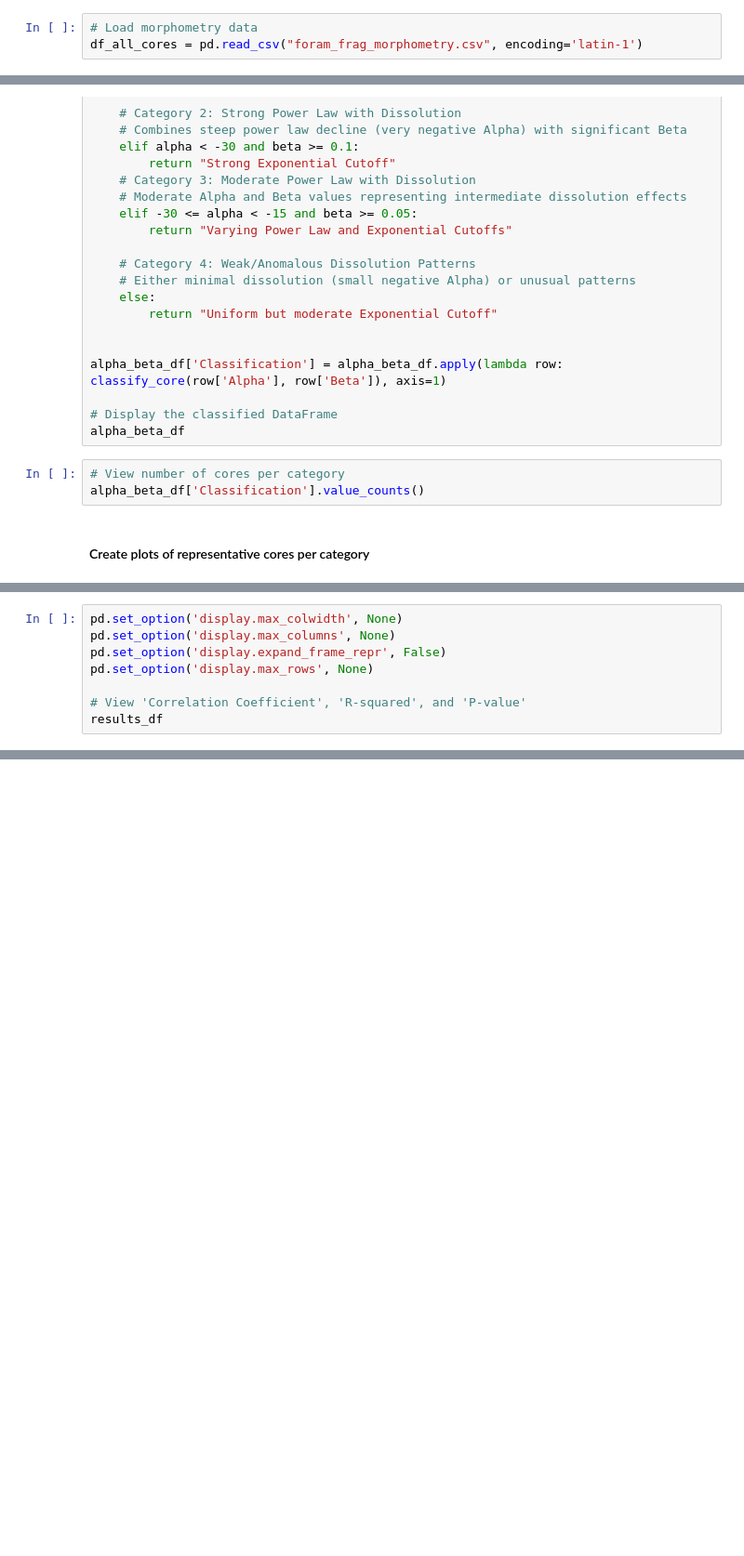
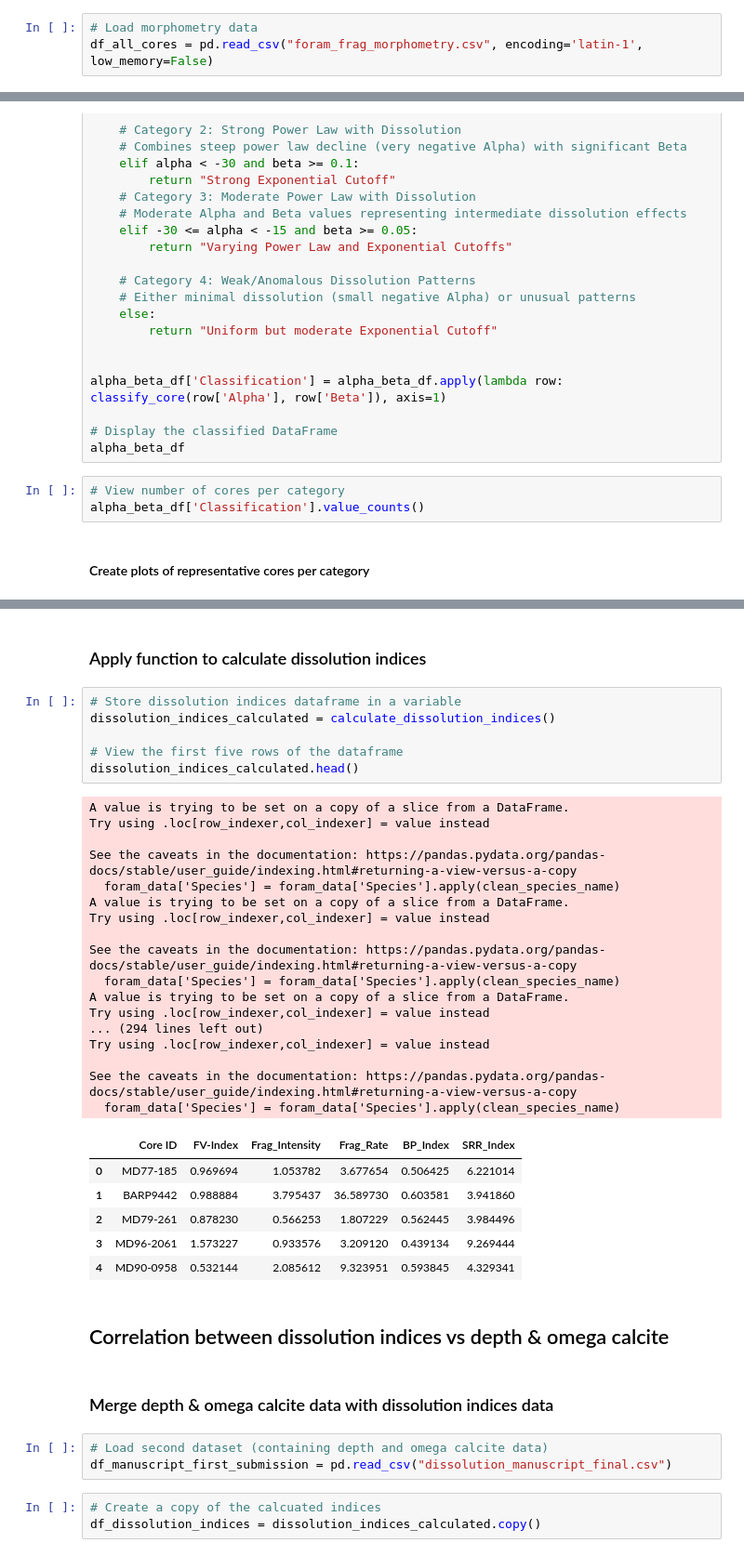
Before and after one commit to MichAdebayo/Dissolution-proxy-manuscript, a Jupyter notebook: dissolution_manuscript.ipynb, the cells around one changed output, grey strips where cells are left out. Shown: that part at 93% size. Cells and saved outputs as stored; diff of their text form; blank space fills up the shorter version.

Commit message:
refactor: :white_check_mark: code refactoring and clean up complete

```diff
--- a/dissolution_manuscript.ipynb
+++ b/dissolution_manuscript.ipynb
@@ -6,3 +10,3 @@ import seaborn as sns
 # %%
 # Load morphometry data
-df_all_cores = pd.read_csv("foram_frag_morphometry.csv", encoding='latin-1')
+df_all_cores = pd.read_csv("foram_frag_morphometry.csv", encoding='latin-1', low_memory=False)
@@ -966,8 +435,0 @@ plt.show()
-# %%
-pd.set_option('display.max_colwidth', None)
-pd.set_option('display.max_columns', None)
-pd.set_option('display.expand_frame_repr', False)
-pd.set_option('display.max_rows', None)
-
-# View 'Correlation Coefficient', 'R-squared', and 'P-value'
-results_df
@@ -993,0 +607,42 @@ results_df
+# %% [markdown]
+### Apply function to calculate dissolution indices
+# %%
+# Store dissolution indices dataframe in a variable
+dissolution_indices_calculated = calculate_dissolution_indices()
+
+# View the first five rows of the dataframe
+dissolution_indices_calculated.head()
+# %% [output]
+A value is trying to be set on a copy of a slice from a DataFrame.
+Try using .loc[row_indexer,col_indexer] = value instead
+
+See the caveats in the documentation: https://pandas.pydata.org/pandas-docs/stable/user_guide/indexing.html#returning-a-view-versus-a-copy
+  foram_data['Species'] = foram_data['Species'].apply(clean_species_name)
+A value is trying to be set on a copy of a slice from a DataFrame.
+Try using .loc[row_indexer,col_indexer] = value instead
+
+See the caveats in the documentation: https://pandas.pydata.org/pandas-docs/stable/user_guide/indexing.html#returning-a-view-versus-a-copy
+  foram_data['Species'] = foram_data['Species'].apply(clean_species_name)
+A value is trying to be set on a copy of a slice from a DataFrame.
+Try using .loc[row_indexer,col_indexer] = value instead
+... (294 lines left out)
+Try using .loc[row_indexer,col_indexer] = value instead
+
+See the caveats in the documentation: https://pandas.pydata.org/pandas-docs/stable/user_guide/indexing.html#returning-a-view-versus-a-copy
+  foram_data['Species'] = foram_data['Species'].apply(clean_species_name)
+|  | Core ID | FV-Index | Frag_Intensity | Frag_Rate | BP_Index | SRR_Index |
+| 0 | MD77-185 | 0.969694 | 1.053782 | 3.677654 | 0.506425 | 6.221014 |
+| 1 | BARP9442 | 0.988884 | 3.795437 | 36.589730 | 0.603581 | 3.941860 |
+| 2 | MD79-261 | 0.878230 | 0.566253 | 1.807229 | 0.562445 | 3.984496 |
+| 3 | MD96-2061 | 1.573227 | 0.933576 | 3.209120 | 0.439134 | 9.269444 |
+| 4 | MD90-0958 | 0.532144 | 2.085612 | 9.323951 | 0.593845 | 4.329341 |
+# %% [markdown]
+## Correlation between dissolution indices vs depth & omega calcite
+# %% [markdown]
+### Merge depth & omega calcite data with dissolution indices data
+# %%
+# Load second dataset (containing depth and omega calcite data)
+df_manuscript_first_submission = pd.read_csv("dissolution_manuscript_final.csv")
+# %%
+# Create a copy of the calcuated indices
+df_dissolution_indices = dissolution_indices_calculated.copy()
```
Also changed, not shown: parts of 52 cells of this notebook, 1 other file.
